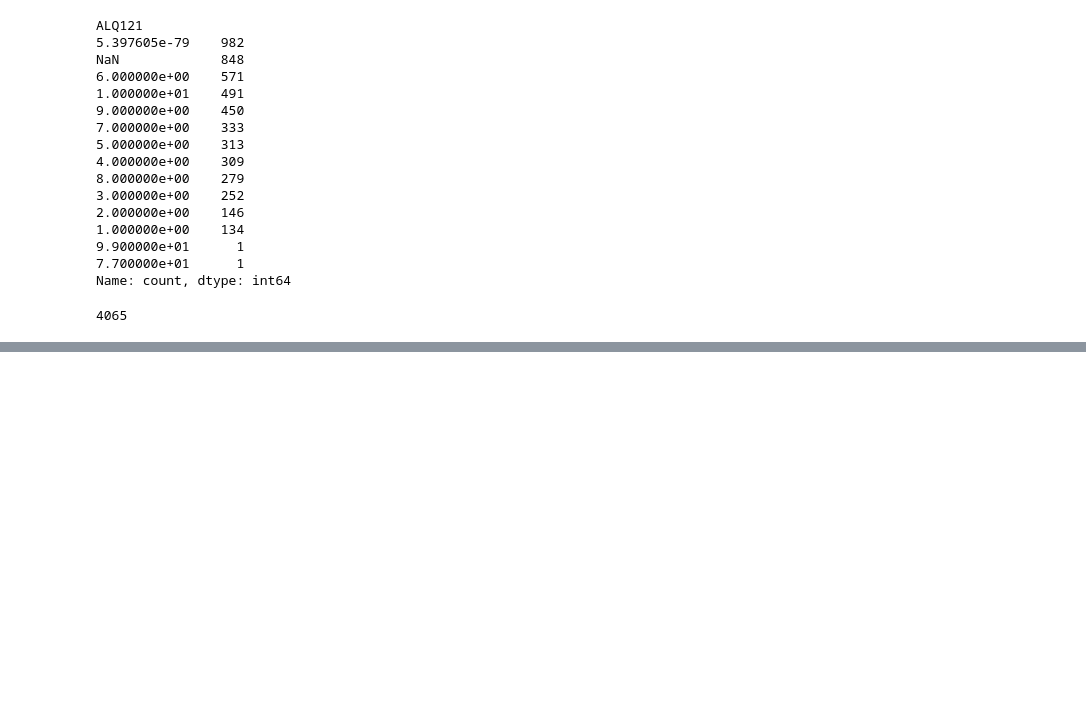
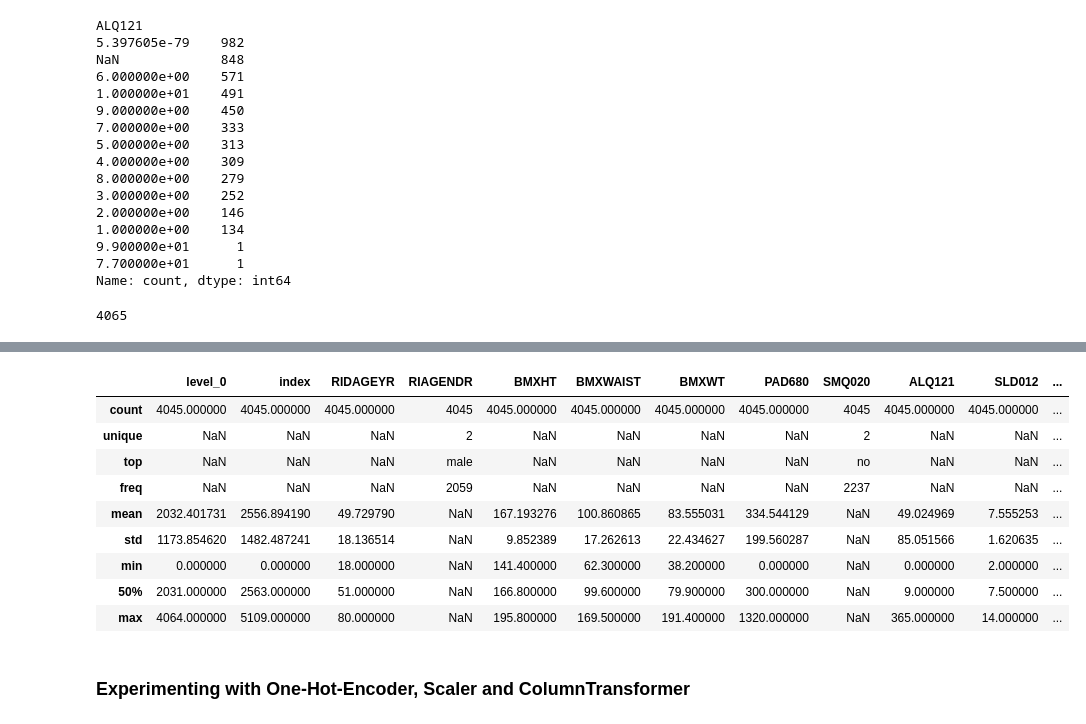
Before and after one commit to conradorg/biological-age-regression, a Jupyter notebook: notebooks/data-exploration-training.ipynb, the cells around one changed output, grey strips where cells are left out. Cells and saved outputs as stored; diff of their text form; code cells hidden in the pictures; blank space fills up the shorter version.

```diff
--- a/data-exploration/nhanes.ipynb
+++ b/notebooks/data-exploration-training.ipynb
@@ -422,7 +422,7 @@ for file in unique_files_features:
     download_file(base_url+file, os.path.join(data_path, file))
 # %%
 # try to merge based on SEQN/patient
-raw_dfs = [ pd.read_sas(os.path.join(data_path, file)) for file in unique_files_features ]
+raw_dfs = [ pd.read_sas(os.path.join(data_path, file), format="xport", encoding="utf-8") for file in unique_files_features ]
 feature_df = raw_dfs[0]
 for raw_df in raw_dfs[1:]:
     feature_df = feature_df.merge(raw_df, on="SEQN")
@@ -515,2 +534,72 @@ len(data_df)
 # %%
-def preprocess_features(df):
+def prepare_raw_features(df: pd.DataFrame):
+    """
+    prepare a dataframe with the defined features
+    # one-hot categorical features will be transformed to strings for the scikit-learn.DictVectorizer
+
+    Args:
+        df (pd.DataFrame): dataframe with the raw features from NHANES data
+    """
+    df = df.copy()
+
+    # ===== categorical =====
+    categorical_one_hot = ["RIAGENDR", "SMQ020"]
+
+    df["RIAGENDR"] = df["RIAGENDR"].astype(np.int32)
+    df["RIAGENDR"] = df["RIAGENDR"].replace({1: "male", 2: "female"})
+
+    df["SMQ020"] = df["SMQ020"].astype(np.int32)
+    df["SMQ020"] = df["SMQ020"].map(lambda x: {1: "yes", 2: "no"}.get(x, np.nan))  # unknown values become NaN
+
+    df[categorical_one_hot] = df[categorical_one_hot].astype(str)
+
+    # ===== continuous =====
+
+    # Minutes sedentary activity | only use valid range of 0 to 1320
+    df = df[(df.PAD680 >= 0) & (df.PAD680 <= 1320)]
+
+    # frequency of alcohol consumption during last 12 months: transform categorical to continuous variable
+    df["ALQ121"] = df["ALQ121"].astype(np.int32)
+
+    alcohol_consumption_categorical_to_continuous = {
+        0: 0.,
+        1: 365.,  # every day
+        2: 52.*5,  # almost every day: assume 5 days a week
+        3: 52.*3.5,  # 3-4 times a week (52 weeks)
+        4: 52.*2,  # 2 times a week
+        5: 52.*1,  # once a week
+        6: 12.*2.5,  # 2-3 times a month
+        7: 12.*1,  # once a month
+        8: 9.,  # 9 times a year
+        9: 4.5,
+        10: 1.5,
+        77: np.nan,  # refused
+        99: np.nan,  # missing
+    }
+    df = df[((df["ALQ121"] >= 0) & (df["ALQ121"] <= 10)) | (df["ALQ121"] == 77) | (df["ALQ121"] == 99)]
+    df["ALQ121"] = df["ALQ121"].replace(alcohol_consumption_categorical_to_continuous)
+
+    df["PAD680"] = df["PAD680"].astype(np.int32)
+
+    df = df.dropna(axis=0).reset_index()
+    return df
+
+raw_feature_df = prepare_raw_features(data_df)
+
+# prepare_raw_features(data_df)["ALQ121"].value_counts()
+# prepare_raw_features(data_df)["RIAGENDR"].value_counts()
+# prepare_raw_features(data_df)["SMQ020"].value_counts()
+prepare_raw_features(data_df).describe(include="all", percentiles=[])
+# %% [output]
+|  | level_0 | index | RIDAGEYR | RIAGENDR | BMXHT | BMXWAIST | BMXWT | PAD680 | SMQ020 | ALQ121 | SLD012 | ... |
+| count | 4045.000000 | 4045.000000 | 4045.000000 | 4045 | 4045.000000 | 4045.000000 | 4045.000000 | 4045.000000 | 4045 | 4045.000000 | 4045.000000 | ... |
+| unique | NaN | NaN | NaN | 2 | NaN | NaN | NaN | NaN | 2 | NaN | NaN | ... |
+| top | NaN | NaN | NaN | male | NaN | NaN | NaN | NaN | no | NaN | NaN | ... |
+| freq | NaN | NaN | NaN | 2059 | NaN | NaN | NaN | NaN | 2237 | NaN | NaN | ... |
+| mean | 2032.401731 | 2556.894190 | 49.729790 | NaN | 167.193276 | 100.860865 | 83.555031 | 334.544129 | NaN | 49.024969 | 7.555253 | ... |
+| std | 1173.854620 | 1482.487241 | 18.136514 | NaN | 9.852389 | 17.262613 | 22.434627 | 199.560287 | NaN | 85.051566 | 1.620635 | ... |
+| min | 0.000000 | 0.000000 | 18.000000 | NaN | 141.400000 | 62.300000 | 38.200000 | 0.000000 | NaN | 0.000000 | 2.000000 | ... |
+| 50% | 2031.000000 | 2563.000000 | 51.000000 | NaN | 166.800000 | 99.600000 | 79.900000 | 300.000000 | NaN | 9.000000 | 7.500000 | ... |
+| max | 4064.000000 | 5109.000000 | 80.000000 | NaN | 195.800000 | 169.500000 | 191.400000 | 1320.000000 | NaN | 365.000000 | 14.000000 | ... |
+# %% [markdown]
+### Experimenting with One-Hot-Encoder, Scaler and ColumnTransformer
```
Also changed, not shown: parts of 15 cells of this notebook.
